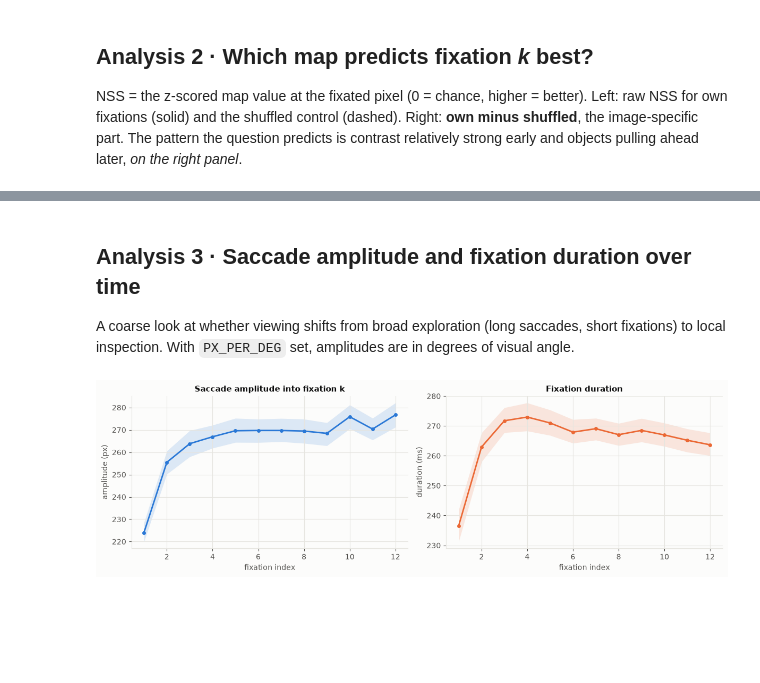
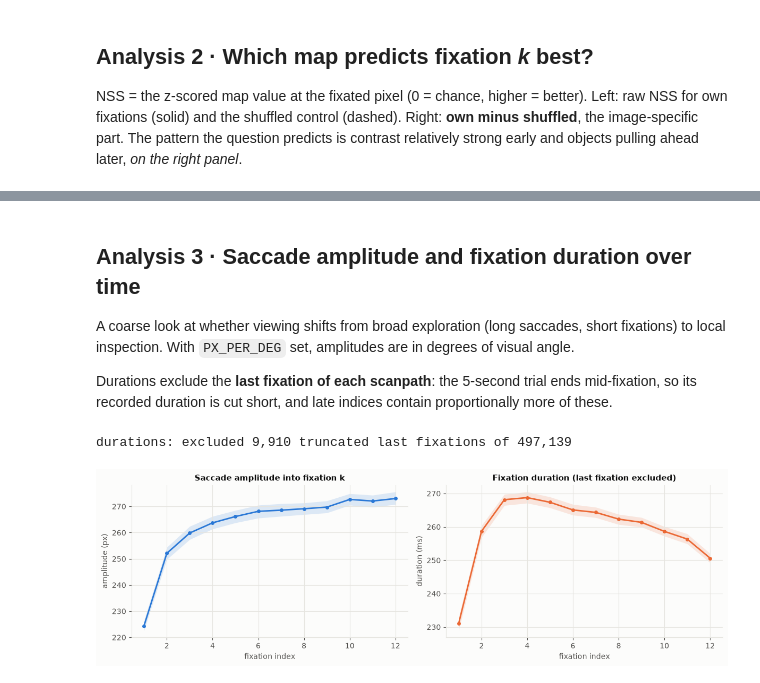
Before and after one commit to devMYurge/coco-freeview-gaze, a Jupyter notebook: analysis.ipynb, the cells around one changed output, grey strips where cells are left out. Cells and saved outputs as stored; diff of their text form; code cells hidden in the pictures; blank space fills up the shorter version.

```diff
--- a/analysis.ipynb
+++ b/analysis.ipynb
@@ -45,12 +45,17 @@ FIX_JSON   = os.path.join(DATA_DIR, "COCOFreeView_fixations_trainval.json")
 STIM_DIR   = os.path.join(DATA_DIR, "stimuli")
 ANN_FILES  = sorted(glob.glob(os.path.join(DATA_DIR, "annotations", "instances_*2017.json")))
 
-N_IMAGES   = int(os.environ.get("FV_N_IMAGES", 800))  # start small; set to 0 for all images
+N_IMAGES   = int(os.environ.get("FV_N_IMAGES", 0))  # start small; set to 0 for all images
 DROP_FIRST = True     # fixation 0 is usually the central start dot (checked in section 1)
 MAX_IDX    = 12       # analyse fixations 1..MAX_IDX (later indices have few scanpaths)
 COMBINE    = "max"    # how contrast channels combine: "max" (V1SH-style) or "mean" (Itti-Koch-style)
 PX_PER_DEG = None     # set from the dataset README/paper to report saccades in degrees
 SEED       = 0
+
+# Robustness switches: re-run the notebook with these changed and compare figures
+MAX_OBJ_FRAC = None   # e.g. 0.5 drops images where one object covers > 50% (pizza-style images)
+N_BOOT_JOINT = 300    # bootstrap samples for the joint regression (lower it for a quick run)
+TAG = f"{COMBINE}" + (f"_maxobj{MAX_OBJ_FRAC}" if MAX_OBJ_FRAC else "")  # appended to figure names
 os.makedirs("figures", exist_ok=True); os.makedirs("cache", exist_ok=True)
 
 # chart style: recessive axes, thin lines, fixed colour per map
@@ -142,7 +147,7 @@ analysing 800 images, 115,517 fixations
 # %% [markdown]
 ## 3 · Score every fixation (cached)
 # %%
-cache = f"cache/scored_n{len(images)}_{COMBINE}_drop{int(DROP_FIRST)}_s{SEED}.pkl"
+cache = f"cache/scored_v2_n{len(images)}_{COMBINE}_drop{int(DROP_FIRST)}_s{SEED}.pkl"
 if os.path.exists(cache):
     own, shuf, info = pd.read_pickle(cache)
 else:
@@ -160,4 +165,16 @@ else:
     pd.to_pickle((own, shuf, info), cache)
 own = own[own.idx <= MAX_IDX]; shuf = shuf[shuf.idx <= MAX_IDX]
 print(f"{len(own):,} own fixations · {len(shuf):,} shuffled-control fixations")
+
+# Robustness filter: drop images dominated by a single object (applied after caching)
+print(f"largest single object: median {info.max_obj_frac.median():.0%} of the image; "
+      f"{(info.max_obj_frac > 0.5).mean():.0%} of images have one object covering > 50%")
+if MAX_OBJ_FRAC:
+    keep = set(info.loc[info.max_obj_frac <= MAX_OBJ_FRAC, "image"])
+    own, shuf = own[own.map_image.isin(keep)], shuf[shuf.map_image.isin(keep)]
+    if len(keep) < 30:
+        raise ValueError(f"MAX_OBJ_FRAC={MAX_OBJ_FRAC} keeps only {len(keep)} images; raise the threshold")
+    print(f"MAX_OBJ_FRAC={MAX_OBJ_FRAC}: keeping {len(keep):,} of {len(info):,} images")
+N_USED = own.map_image.nunique()
+print(f"N images in the analyses below: {N_USED:,}  ·  figure tag: {TAG}")
 # %% [output]
@@ -280,15 +351,21 @@ plt.tight_layout(); plt.savefig("figures/20_nss_by_index.png", dpi=160); plt.sho
 ## Analysis 3 · Saccade amplitude and fixation duration over time
 A coarse look at whether viewing shifts from broad exploration (long saccades, short fixations) to local
 inspection. With `PX_PER_DEG` set, amplitudes are in degrees of visual angle.
+
+Durations exclude the **last fixation of each scanpath**: the 5-second trial ends mid-fixation, so its recorded duration is cut short, and late indices contain proportionally more of these.
 # %%
-sac = raw[raw.image.isin(images) & (raw.idx >= 1) & (raw.idx <= MAX_IDX)].rename(columns={"image": "map_image"})
+used_images = set(own.map_image)   # respects MAX_OBJ_FRAC
+sac = raw[raw.image.isin(used_images) & (raw.idx >= 1) & (raw.idx <= MAX_IDX)].rename(columns={"image": "map_image"})
+dur = sac[~sac.is_last]            # last fixation of each scanpath is truncated by the trial end
+print(f"durations: excluded {sac.is_last.sum():,} truncated last fixations of {len(sac):,}")
 amp = "amp_deg" if PX_PER_DEG else "amp_px"
 fig, (ax1, ax2) = plt.subplots(1, 2, figsize=(12, 3.8))
 ci_line(ax1, fv.bootstrap_by_index(sac, amp, MAX_IDX), C["objects"], "", end_label=False)
 ax1.set(xlabel="fixation index", ylabel=f"amplitude ({'deg' if PX_PER_DEG else 'px'})",
         title="Saccade amplitude into fixation k")
-ci_line(ax2, fv.bootstrap_by_index(sac, "dur", MAX_IDX), C["contrast"], "", end_label=False)
-ax2.set(xlabel="fixation index", ylabel="duration (ms)", title="Fixation duration")
-plt.tight_layout(); plt.savefig("figures/30_saccades_durations.png", dpi=160); plt.show()
+ci_line(ax2, fv.bootstrap_by_index(dur, "dur", MAX_IDX), C["contrast"], "", end_label=False)
+ax2.set(xlabel="fixation index", ylabel="duration (ms)", title="Fixation duration (last fixation excluded)")
+plt.tight_layout(); plt.savefig(f"figures/30_saccades_durations_{TAG}.png", dpi=160); plt.show()
 # %% [output]
+durations: excluded 9,910 truncated last fixations of 497,139
-[figure, old version]
+[figure, new version]
```
Also changed, not shown: parts of 14 cells of this notebook, 33 other files.
